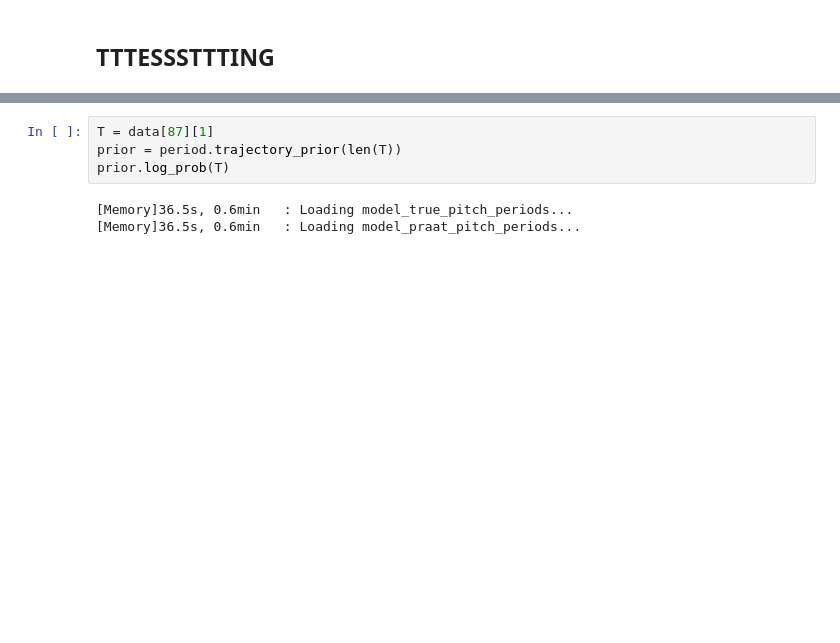
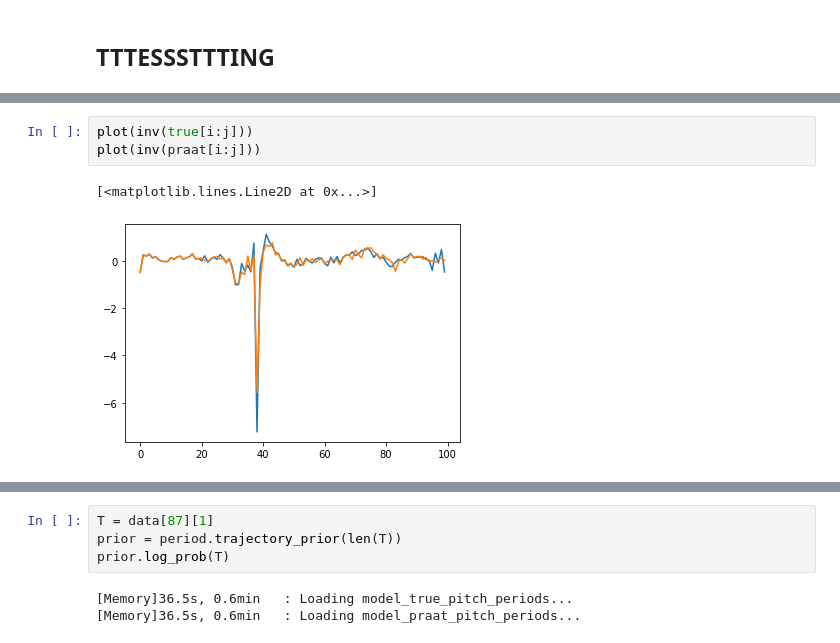
Before and after one commit to mvsoom/thesis-py, a Jupyter notebook: dgf/prior/period.ipynb, the cells around one changed output, grey strips where cells are left out. Saved outputs shown, nothing was run; the diff lists cells and outputs as text; blank space fills up the shorter version.

```diff
--- a/dgf/prior/period.ipynb
+++ b/dgf/prior/period.ipynb
@@ -458,0 +490,6 @@ data, data_z = period.get_aplawd_training_pairs()
+# %%
+plot(inv(true[i:j]))
+plot(inv(praat[i:j]))
+# %% [output]
+[<matplotlib.lines.Line2D at 0x...>]
+[figure, added]
```
Also changed, not shown: parts of 56 cells of this notebook, 5 other files.
